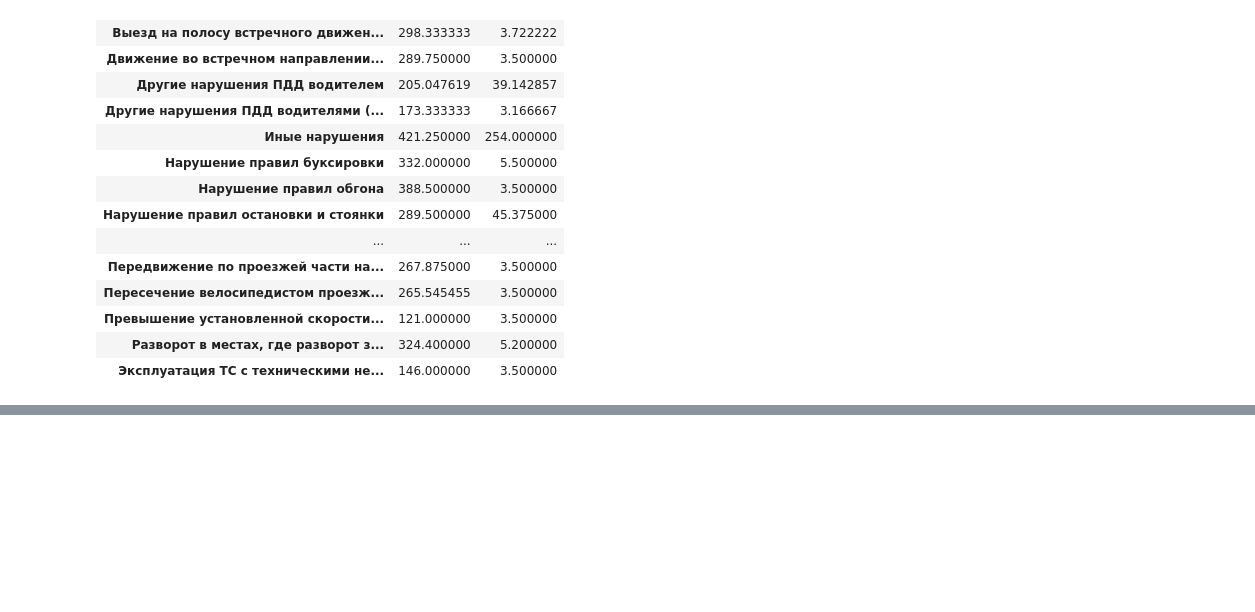
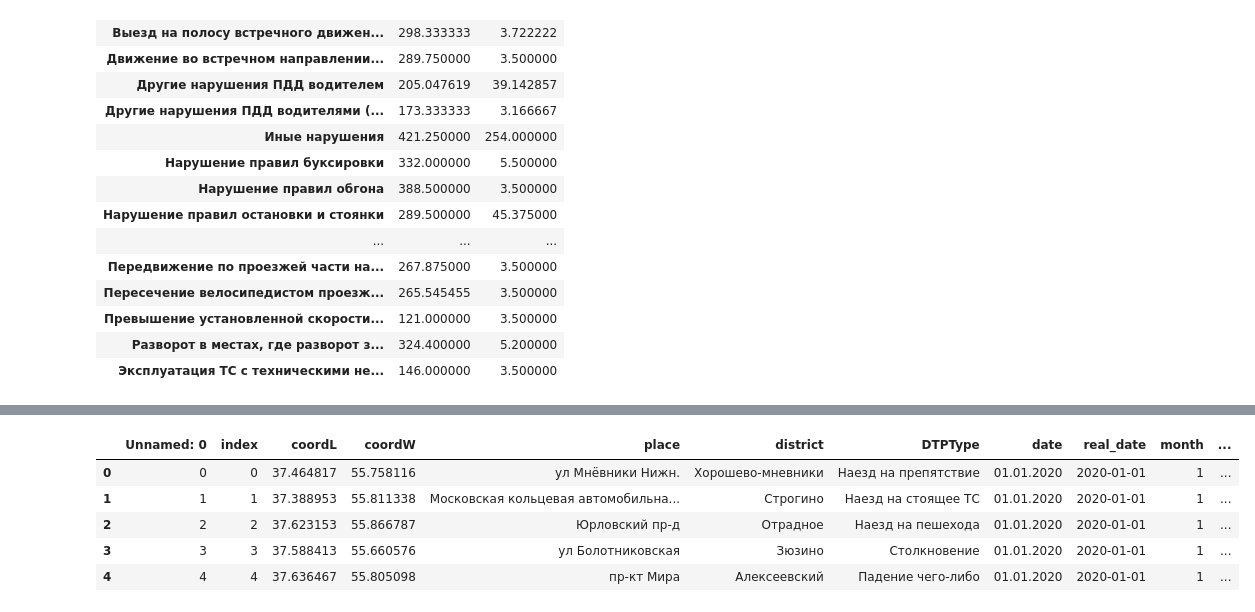
Before and after one commit to ovad4221/Accident_prediction_system, a Jupyter notebook: Analysis_ovad.ipynb, the cells around one changed output, grey strips where cells are left out. Drawn from its saved outputs; the diff is of its cells as text; code cells hidden in the pictures; blank space fills up the shorter version.

```diff
--- a/Analysis_ovad.ipynb
+++ b/Analysis_ovad.ipynb
@@ -267,0 +325,39 @@ df.to_excel('accidents_with_RITA.xlsx')
+# %%
+# стремление сделать лаконичную запись ошибок
+def zamena(string):
+  if string == 'Неправильный выбор дистанции':
+    return 'Выбор дистанции'
+  elif string == 'Нарушение правил проезда пешеходного перехода':
+    return 'Пешеходный переход'
+  elif string == 'Несоблюдение очередности проезда':
+    return 'Очередь проезда'
+  elif string == 'Несоответствие скорости конкретным условиям движения':
+    return 'Скоростной режим'
+  elif string == 'Нарушение правил перестроения':
+    return 'Правила перестроения'
+  elif string == 'Несоблюдение условий, разрешающих движение транспорта задним ходом':
+    return 'Задний ход'
+  elif string == 'Нарушение требований сигналов светофора ':
+    return 'Игнор светофора'
+  elif string == 'Нарушение правил пользования общественным транспортом':
+    return 'Общ. транспорт'
+  elif string == 'Выезд на полосу встречного движения':
+    return 'Выезд на встречку'
+  elif string == 'Нарушение правил расположения ТС на проезжей части':
+    return 'Расположение ТС'
+  elif string == 'Непредоставление преимущества в движении пешеходу':
+    return 'Игнор пешехода'
+  elif string == 'Несоблюдение бокового интервала':
+    return 'Боковой интервал'
+  else:
+    return string
+# %%
+df1['violations_brif'] = [zamena(i) for i in df1['violations']]
+df1.head()
+# %% [output]
+|  | Unnamed: 0 | index | coordL | coordW | place | district | DTPType | date | real_date | month | ... |
+| 0 | 0 | 0 | 37.464817 | 55.758116 | ул Мнёвники Нижн. | Хорошево-мневники | Наезд на препятствие | 01.01.2020 | 2020-01-01 | 1 | ... |
+| 1 | 1 | 1 | 37.388953 | 55.811338 | Московская кольцевая автомобильна... | Строгино | Наезд на стоящее ТС | 01.01.2020 | 2020-01-01 | 1 | ... |
+| 2 | 2 | 2 | 37.623153 | 55.866787 | Юрловский пр-д | Отрадное | Наезд на пешехода | 01.01.2020 | 2020-01-01 | 1 | ... |
+| 3 | 3 | 3 | 37.588413 | 55.660576 | ул Болотниковская | Зюзино | Столкновение | 01.01.2020 | 2020-01-01 | 1 | ... |
+| 4 | 4 | 4 | 37.636467 | 55.805098 | пр-кт Мира | Алексеевский | Падение чего-либо | 01.01.2020 | 2020-01-01 | 1 | ... |
```
Also changed, not shown: parts of 10 cells of this notebook.
